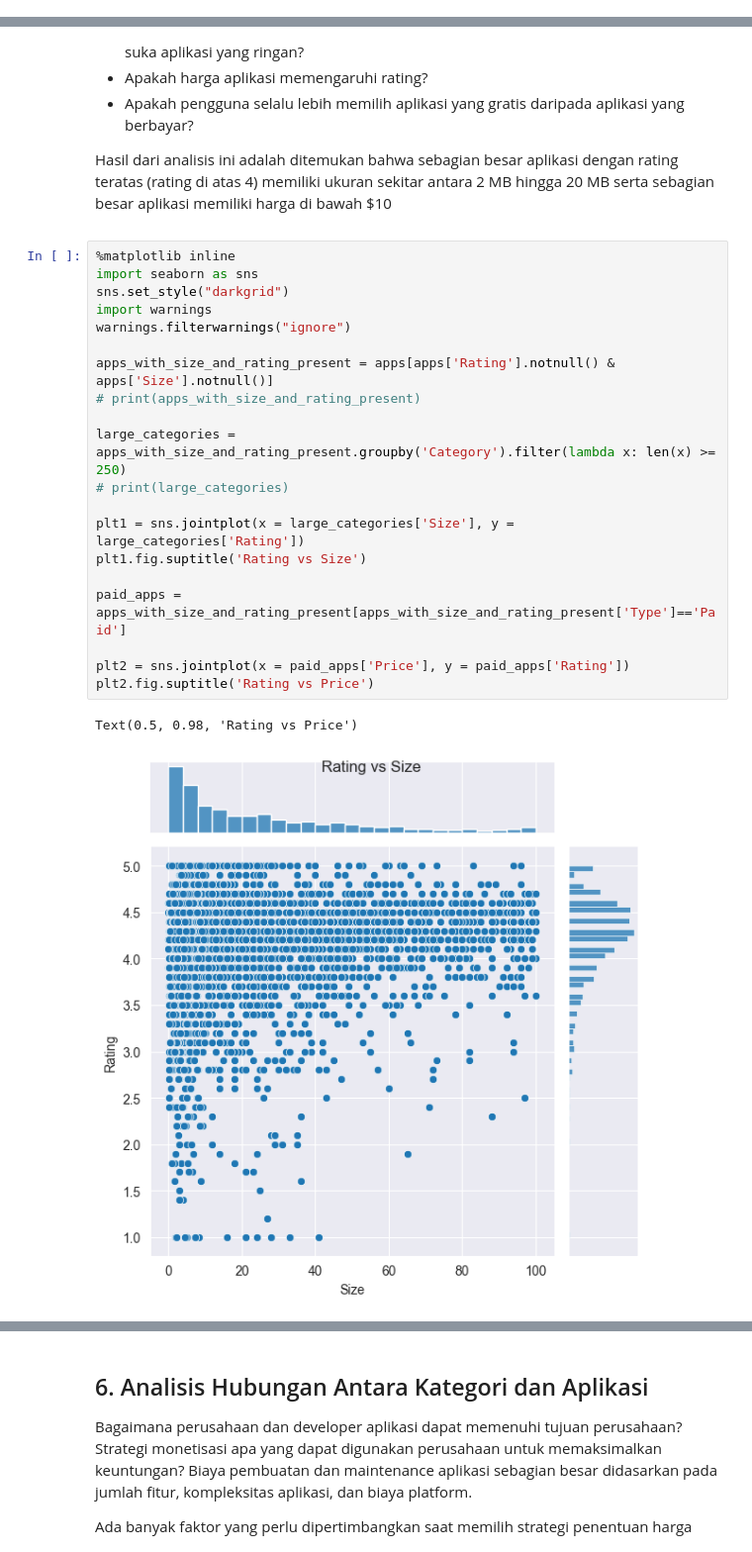
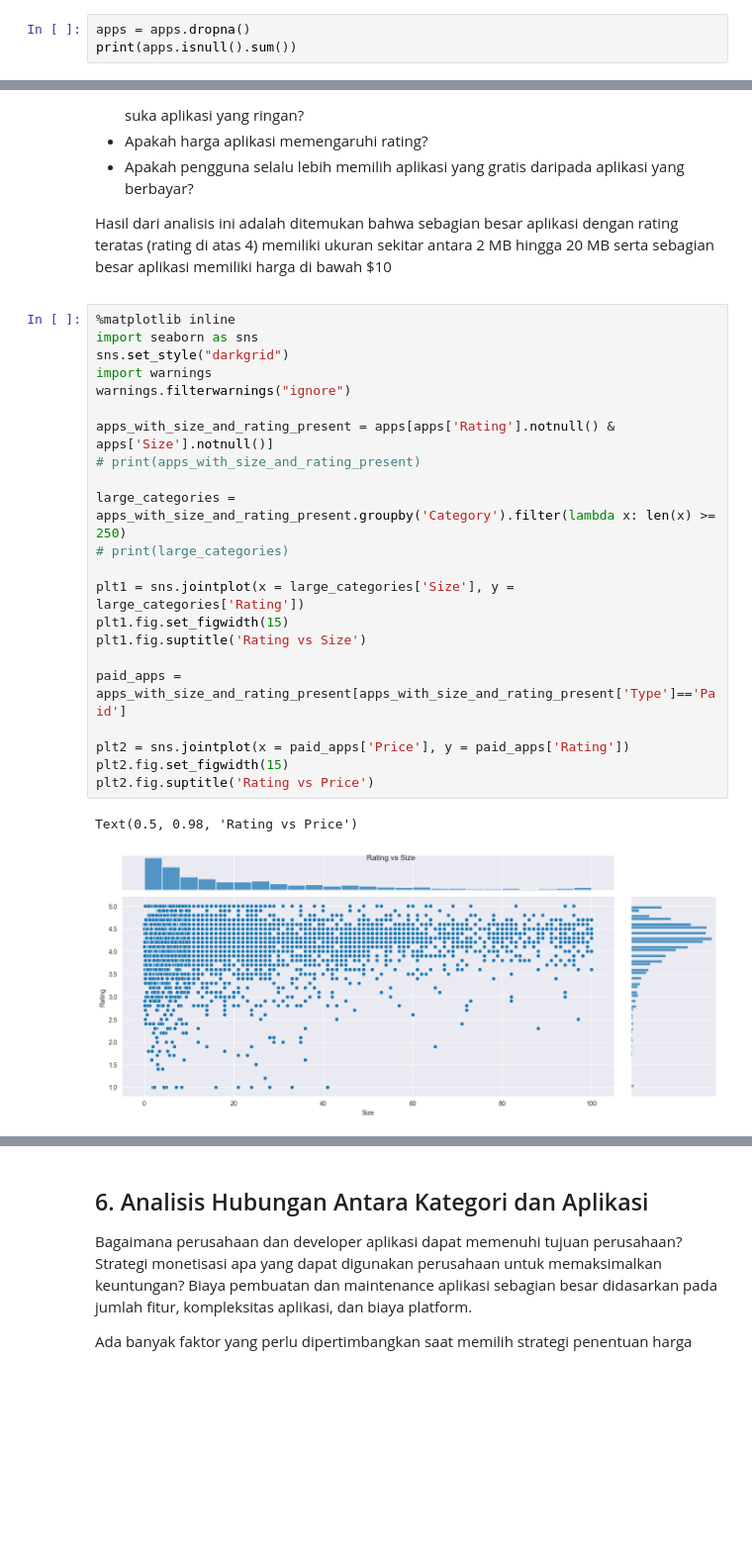
Before and after one commit to zakialfaridzi/Analyse-Android-App-Market-in-Play-Store, a Jupyter notebook: script.ipynb, the cells around one changed output, grey strips where cells are left out. Shown at 99% size. Drawn from its saved outputs; the diff is of its cells as text; blank space fills up the shorter version.

```diff
--- a/script.ipynb
+++ b/script.ipynb
@@ -42,0 +64,3 @@ Jumlah aplikasi dalam dataset =  (9659, 14)
+# %%
+apps = apps.dropna()
+print(apps.isnull().sum())
@@ -192,23 +232,25 @@ Analisis ini memicu beberapa pertanyaan tambahan seperti:</p>
 # %%
 %matplotlib inline
 import seaborn as sns
 sns.set_style("darkgrid")
 import warnings
 warnings.filterwarnings("ignore")
 
 apps_with_size_and_rating_present = apps[apps['Rating'].notnull() & apps['Size'].notnull()]
 # print(apps_with_size_and_rating_present)
 
 large_categories = apps_with_size_and_rating_present.groupby('Category').filter(lambda x: len(x) >= 250)
 # print(large_categories)
 
 plt1 = sns.jointplot(x = large_categories['Size'], y = large_categories['Rating'])
+plt1.fig.set_figwidth(15)
 plt1.fig.suptitle('Rating vs Size')
 
 paid_apps = apps_with_size_and_rating_present[apps_with_size_and_rating_present['Type']=='Paid']
 
 plt2 = sns.jointplot(x = paid_apps['Price'], y = paid_apps['Rating'])
+plt2.fig.set_figwidth(15)
 plt2.fig.suptitle('Rating vs Price')
 # %% [output]
 Text(0.5, 0.98, 'Rating vs Price')
-[figure, old version]
+[figure, new version]
```
Also changed, not shown: parts of 12 cells of this notebook, 8 other files.
